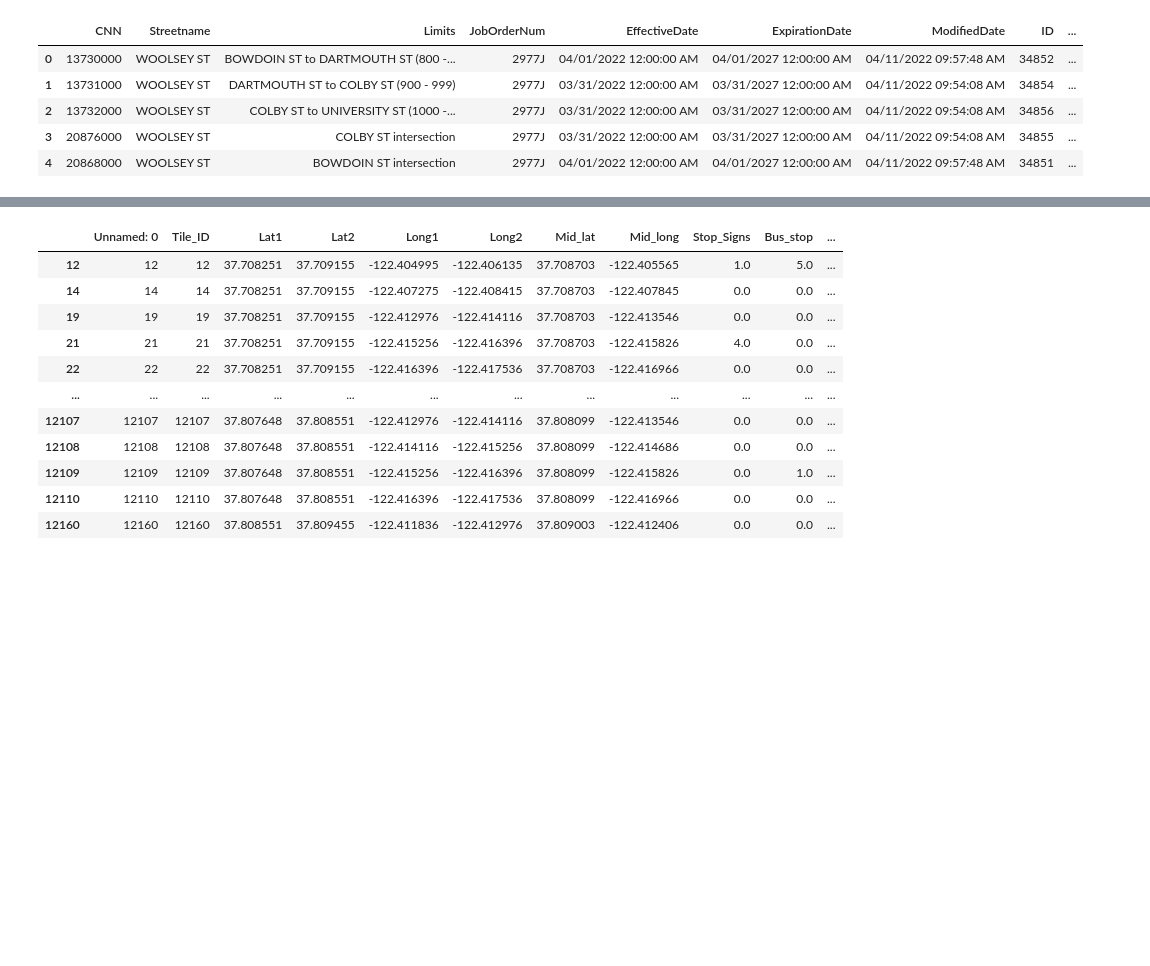
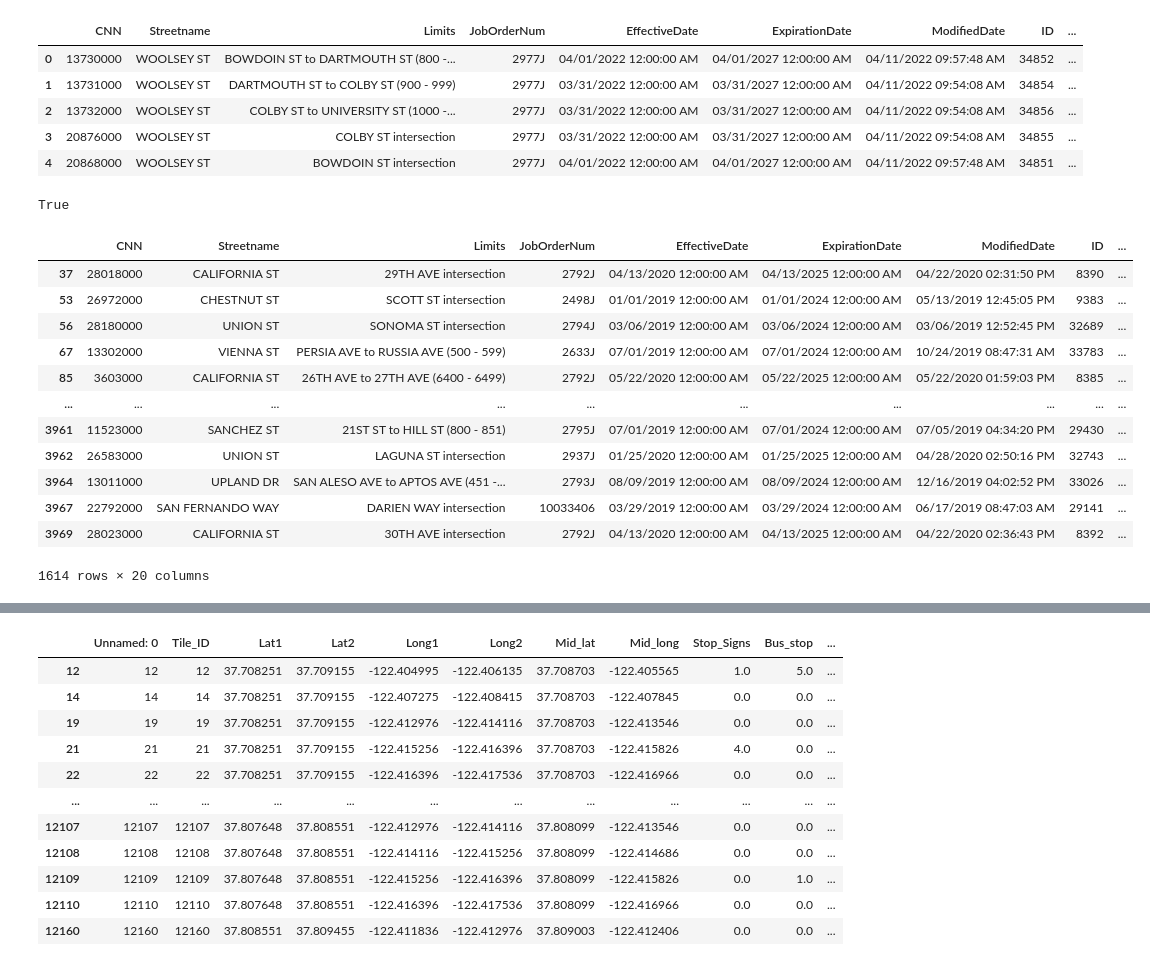
Before and after one commit to arisanguyen/210_Capstone_Aditya_Arisa_Noriel, a Jupyter notebook: Noriel_Expanded_Tiles_With_Street_Characteristics.ipynb, the cells around one changed output, grey strips where cells are left out. Drawn from its saved outputs; the diff is of its cells as text; code cells hidden in the pictures; blank space fills up the shorter version.

Commit message:
split paving data to date groups

```diff
--- a/Noriel_Expanded_Tiles_With_Street_Characteristics.ipynb
+++ b/Noriel_Expanded_Tiles_With_Street_Characteristics.ipynb
@@ -225,3 +225,39 @@ for i in range(len(tiles)):
     long2 = ti['Long2']
     f = len(paving[(paving['Latitude'] < lat2) & (paving['Latitude'] > lat1) & (paving['Longitude'] > long2) & (paving['Longitude'] < long1)])
     pave = np.append(pave,f)
+# %%
+from datetime import datetime as dt
+a = dt.strptime("10/12/13", "%m/%d/%y")
+b = dt.strptime("10/15/13", "%m/%d/%y")
+a > b
+a < b
+# %% [output]
+True
+# %%
+#Split pavement data between date groups A: 10/1/2018 - 9/30/2020 and B: 10/1/2020 - 9/30/2022
+
+def date_group(x):
+    x = dt.strptime(x, "%m/%d/%Y %H:%M:%S %p")
+    if (x >= dt.strptime("10/1/2018", "%m/%d/%Y")) & (x <= dt.strptime("9/30/2020", "%m/%d/%Y")):
+        return "H"
+    if (x >= dt.strptime("10/1/2020", "%m/%d/%Y")) & (x <= dt.strptime("9/30/2022", "%m/%d/%Y")):
+        return "F"
+
+paving['Paving_date_group'] = paving['EffectiveDate'].apply(date_group)
+# %%
+#pavement data date groups A: 10/1/2018 - 9/30/2020
+paving[paving['Paving_date_group']=='H']
+# %% [output]
+|  | CNN | Streetname | Limits | JobOrderNum | EffectiveDate | ExpirationDate | ModifiedDate | ID | ... |
+| 37 | 28018000 | CALIFORNIA ST | 29TH AVE intersection | 2792J | 04/13/2020 12:00:00 AM | 04/13/2025 12:00:00 AM | 04/22/2020 02:31:50 PM | 8390 | ... |
+| 53 | 26972000 | CHESTNUT ST | SCOTT ST intersection | 2498J | 01/01/2019 12:00:00 AM | 01/01/2024 12:00:00 AM | 05/13/2019 12:45:05 PM | 9383 | ... |
+| 56 | 28180000 | UNION ST | SONOMA ST intersection | 2794J | 03/06/2019 12:00:00 AM | 03/06/2024 12:00:00 AM | 03/06/2019 12:52:45 PM | 32689 | ... |
+| 67 | 13302000 | VIENNA ST | PERSIA AVE to RUSSIA AVE (500 - 599) | 2633J | 07/01/2019 12:00:00 AM | 07/01/2024 12:00:00 AM | 10/24/2019 08:47:31 AM | 33783 | ... |
+| 85 | 3603000 | CALIFORNIA ST | 26TH AVE to 27TH AVE (6400 - 6499) | 2792J | 05/22/2020 12:00:00 AM | 05/22/2025 12:00:00 AM | 05/22/2020 01:59:03 PM | 8385 | ... |
+| ... | ... | ... | ... | ... | ... | ... | ... | ... | ... |
+| 3961 | 11523000 | SANCHEZ ST | 21ST ST to HILL ST (800 - 851) | 2795J | 07/01/2019 12:00:00 AM | 07/01/2024 12:00:00 AM | 07/05/2019 04:34:20 PM | 29430 | ... |
+| 3962 | 26583000 | UNION ST | LAGUNA ST intersection | 2937J | 01/25/2020 12:00:00 AM | 01/25/2025 12:00:00 AM | 04/28/2020 02:50:16 PM | 32743 | ... |
+| 3964 | 13011000 | UPLAND DR | SAN ALESO AVE to APTOS AVE (451 -... | 2793J | 08/09/2019 12:00:00 AM | 08/09/2024 12:00:00 AM | 12/16/2019 04:02:52 PM | 33026 | ... |
+| 3967 | 22792000 | SAN FERNANDO WAY | DARIEN WAY intersection | 10033406 | 03/29/2019 12:00:00 AM | 03/29/2024 12:00:00 AM | 06/17/2019 08:47:03 AM | 29141 | ... |
+| 3969 | 28023000 | CALIFORNIA ST | 30TH AVE intersection | 2792J | 04/13/2020 12:00:00 AM | 04/13/2025 12:00:00 AM | 04/22/2020 02:36:43 PM | 8392 | ... |
+1614 rows × 20 columns
```
Also changed, not shown: parts of 2 cells of this notebook, 13 other files.
